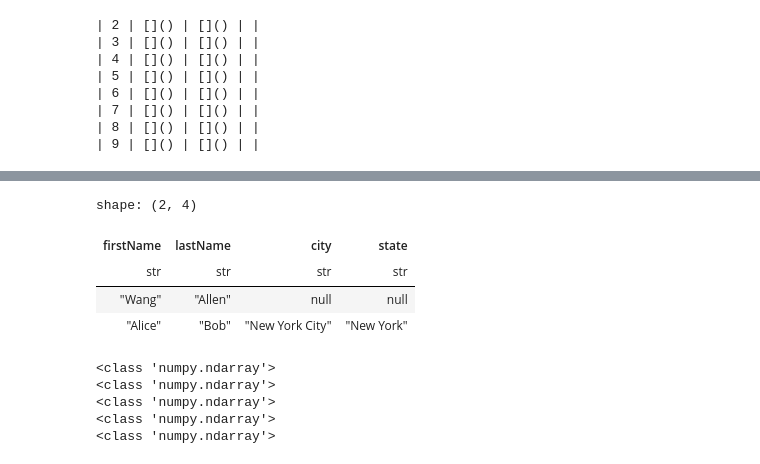
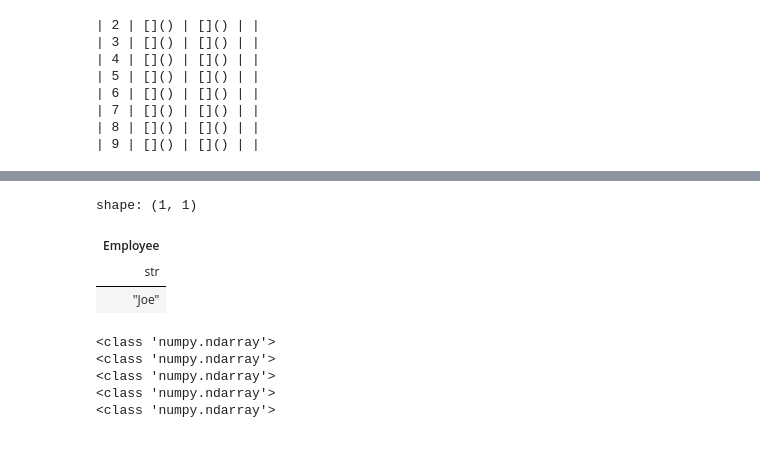
Before and after one commit to speedy1601/Data-Science-Library, a Jupyter notebook: leetcodelinkname.ipynb, the cells around one changed output, grey strips where cells are left out. Drawn from its saved outputs; the diff is of its cells as text; code cells hidden in the pictures.

```diff
--- a/leetcodelinkname.ipynb
+++ b/leetcodelinkname.ipynb
@@ -67,0 +23,5 @@ person, f'{'-'*50}', address
+# %%
+data = [[1, 'Joe', 70000, 3], [2, 'Henry', 80000, 4], [3, 'Sam', 60000, None], [4, 'Max', 90000, None]]
+employee = pd.DataFrame(data, columns=['id', 'name', 'salary', 'managerId']).astype({'id':'Int64', 'name':'object', 'salary':'Int64', 'managerId':'Int64'})
+
+data, f'{'-'*50}', employee
@@ -67,0 +39,8 @@ person, f'{'-'*50}', address
+# %%
+def find_employees(employee: pd.DataFrame) -> pd.DataFrame:
+    return ( employee.merge(right=employee, how='left', left_on='managerId', right_on='id', suffixes=['_e', '_m'])
+            .loc[lambda df: df['salary_e'] > df['salary_m'], ['name_e']]
+            .rename(columns={'name_e' : 'Employee'})
+           )
+
+find_employees(employee)
@@ -67,0 +50,5 @@ person, f'{'-'*50}', address
+# %%
+data = [[1, 'Joe', 70000, 3], [2, 'Henry', 80000, 4], [3, 'Sam', 60000, None], [4, 'Max', 90000, None]]
+employee = pd.DataFrame(data, columns=['id', 'name', 'salary', 'managerId']).astype({'id':'Int64', 'name':'object', 'salary':'Int64', 'managerId':'Int64'})
+
+data, f'{'-'*50}', employee
@@ -68,20 +66,21 @@ person, f'{'-'*50}', address
 # %%
 import polars as pl
 from polars import col
 
 
-def combine_two_tables(person: pl.LazyFrame, address: pl.LazyFrame) -> pl.LazyFrame:
-    return ( person.join(other=address, how='left', on='personId')
-            .select(col('firstName', 'lastName', 'city', 'state'))
+def find_employees(employee: pl.LazyFrame) -> pl.LazyFrame:
+    return ( employee.join(other=employee, how='inner', left_on='managerId', right_on='id', suffix="_m")
+            .filter(col('salary') > col('salary_m'))
+            .select(Employee = col('name'))
            )
 
-combine_two_tables(pl.LazyFrame(person), pl.LazyFrame(address)).collect()
+find_employees(pl.LazyFrame(employee)) .collect()
+# combine_two_tables(pl.LazyFrame(person), pl.LazyFrame(address)).collect()
 # %% [output]
-shape: (2, 4)
+shape: (1, 1)
-| firstName | lastName | city | state |
-| str | str | str | str |
-| "Wang" | "Allen" | null | null |
-| "Alice" | "Bob" | "New York City" | "New York" |
+| Employee |
+| str |
+| "Joe" |
 # %%
 import os
 import cv2
```
Also changed, not shown: parts of 8 cells of this notebook, 3 other files.
